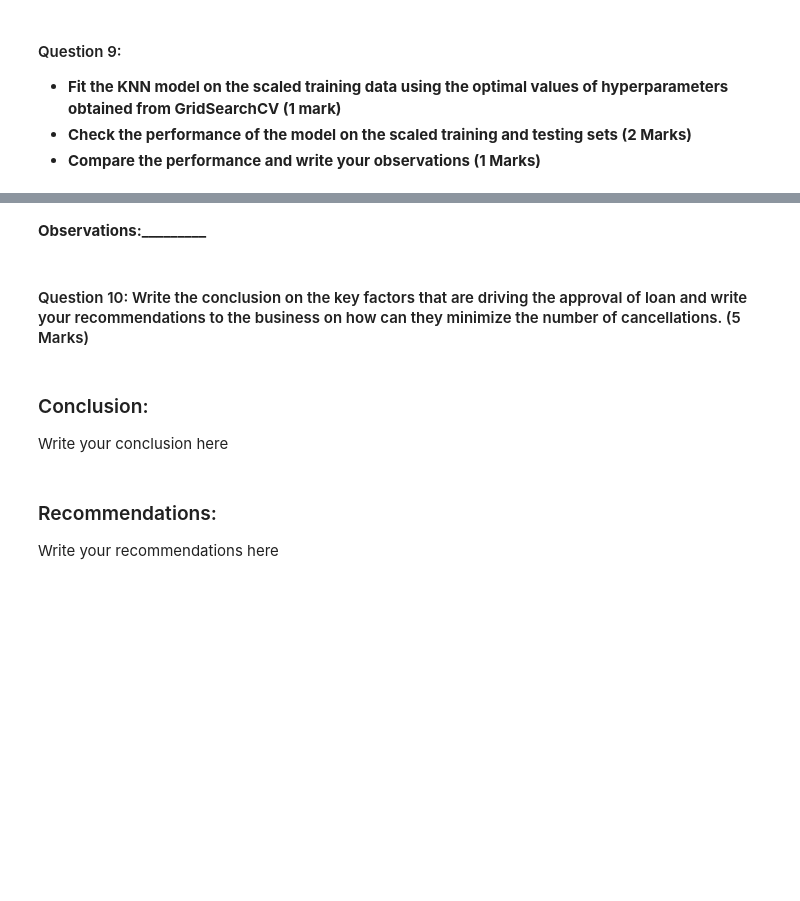
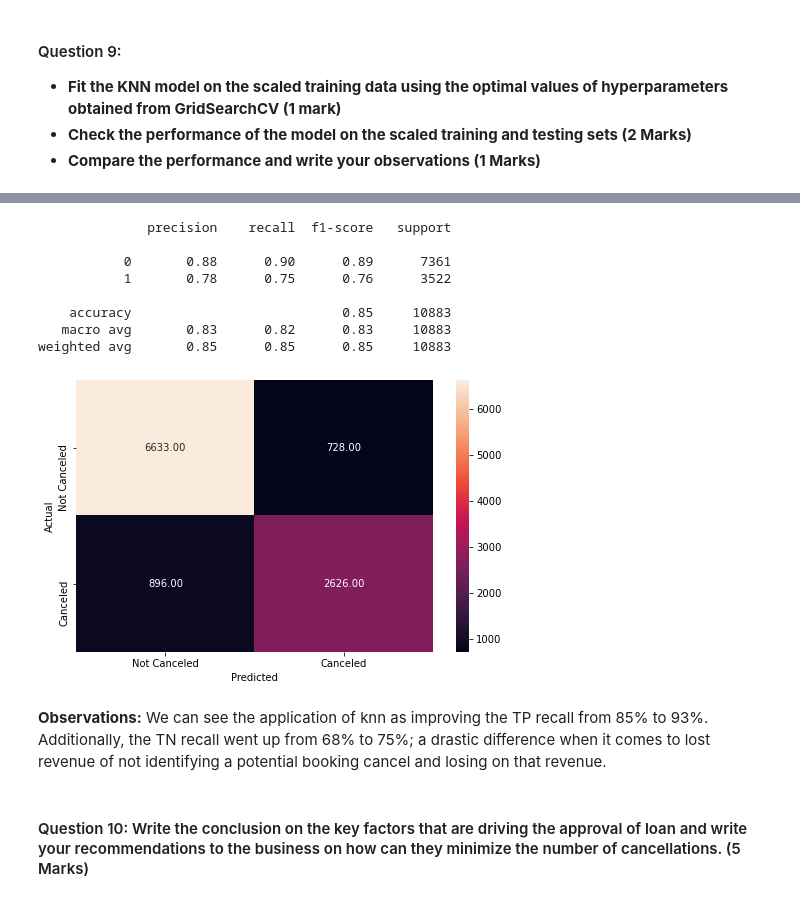
Before and after one commit to bluerunningshoes/MIT_Foundations_Of_Data_Science, a Jupyter notebook: Learner Notebook - Project_Classification_ML.ipynb, the cells around one changed output, grey strips where cells are left out. Drawn from its saved outputs; the diff is of its cells as text; code cells hidden in the pictures; blank space fills up the shorter version.

```diff
--- a/Learner Notebook - Project_Classification_ML.ipynb
+++ b/Learner Notebook - Project_Classification_ML.ipynb
@@ -614,16 +693,19 @@ ___________
 # %%
 #Make predictions on the scaled testing data and check the performance (using metrics_score function)
-y_pred_test = __________
-____________
+y_pred_test = knn.predict(X_test_scaled)
+metrics_score(y_test, y_pred_test)
+# %% [output]
+              precision    recall  f1-score   support
+
+           0       0.88      0.90      0.89      7361
+           1       0.78      0.75      0.76      3522
+
+    accuracy                           0.85     10883
+   macro avg       0.83      0.82      0.83     10883
+weighted avg       0.85      0.85      0.85     10883
+[figure, added]
-# %% [markdown]
-**Observations:_________**
+# %% [markdown]
+**Observations:**
+We can see the application of knn as improving the TP recall from 85% to 93%. Additionally, the TN recall went up from 68% to 75%; a drastic difference when it comes to lost revenue of not identifying a potential booking cancel and losing on that revenue.
 # %% [markdown]
 #### Question 10: Write the conclusion on the key factors that are driving the approval of loan and write your recommendations to the business on how can they minimize the number of cancellations. (5 Marks)
-# %% [markdown]
-### Conclusion:
-
-Write your conclusion here
-# %% [markdown]
-### Recommendations:
-
-Write your recommendations here
```
Also changed, not shown: parts of 26 cells of this notebook, 10 other files.
